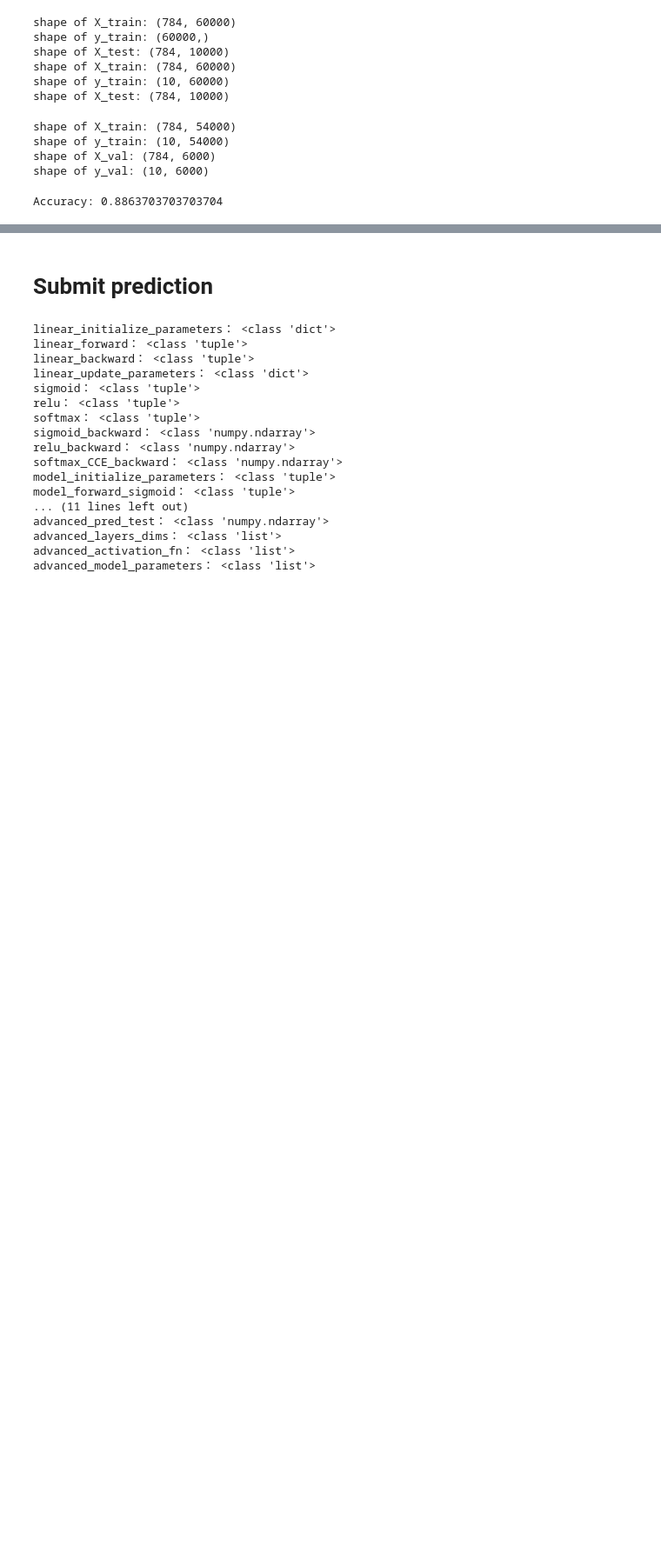
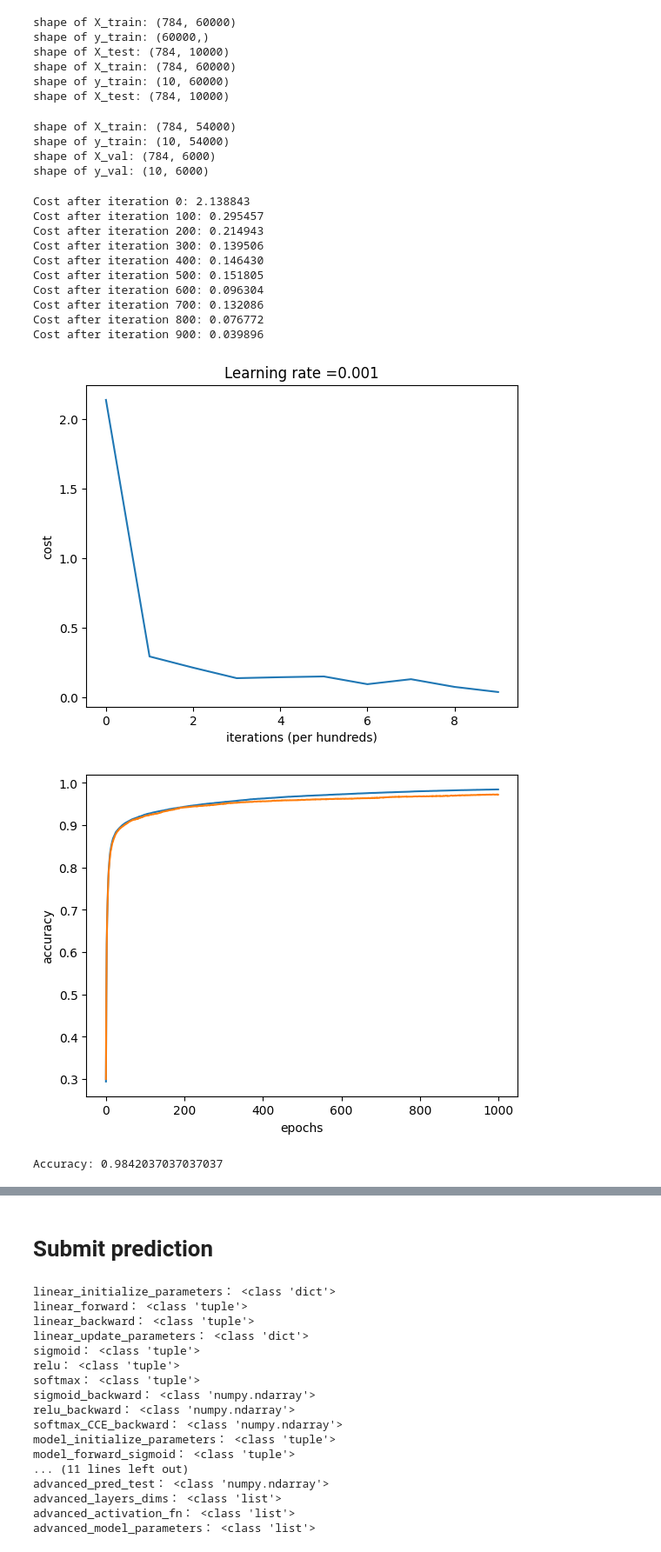
Before and after one commit to Cosmo-Wen/Machine-Learning, a Jupyter notebook: HW3/HW3_Neural_Network.ipynb, the cells around one changed output, grey strips where cells are left out. Shown at 87% size. Saved outputs shown, nothing was run; the diff lists cells and outputs as text; code cells hidden in the pictures; blank space fills up the shorter version.

Commit message:
Accuracy Plotting

```diff
--- a/HW3/HW3_Neural_Network.ipynb
+++ b/HW3/HW3_Neural_Network.ipynb
@@ -679,7 +679,7 @@ class Model():
         # lth layer: (RELU -> LINEAR) gradients.
         # Inputs: "dA_prev". Outputs: "dA_prev"
         for i in range(L - 2, -1, -1):
-            dA_prev = self.activation[i].backward(dA = dA_prev)
+            dA_prev = self.activation[i].backward(dA = dA_prev, Y = Y)
             dA_prev = self.linear[i].backward(dA_prev)
         ### END CODE HERE ###
 
@@ -1445,7 +1445,9 @@ plt.show()
 
 # GRADED CODE: multi-class classification (Data preprocessing)
 ### START CODE HERE ###
+permutation = list(np.random.permutation(X_train.shape[0]))
 X_train = np.transpose([R.flatten() for R in X_train]) / 255
+X_train = np.transpose(np.array([X_train[: , p] for p in permutation]))
 X_test = np.transpose([R.flatten() for R in X_test]) / 255
 ### END CODE HERE ###
 
@@ -1456,6 +1458,7 @@ print("shape of X_test: " + str(X_test.shape))
 # GRADED CODE: multi-class classification (Data preprocessing)
 ### START CODE HERE ###
 y_train = np.transpose(np.array([[1 if i == target else 0 for i in range(10)] for target in y_train]))
+y_train = np.transpose(np.array([y_train[: , p] for p in permutation]))
 ### END CODE HERE ###
 
 print("shape of X_train: " + str(X_train.shape))
@@ -1534,51 +1537,90 @@ def random_mini_batches(X, Y, mini_batch_size = 64):
 
     return mini_batches
 
-layers_dims = [784, 128, 10]
-activation_fn = ["relu", "softmax"]
+layers_dims = [784, 256, 64, 10]
+activation_fn = ["relu", "relu", "softmax"]
 learning_rate = 0.001
-num_iterations = 10
-batch_size = 64
+num_iterations = 1000
+batch_size = 200
 print_cost = True
 classes = 10
 costs = []                         # keep track of cost
 model = Model(layers_dims, activation_fn)
+
+# Accuracy
+acc_train = []
+acc_val = []
 
 # Loop (gradient descent)
 for i in range(0, num_iterations):
     mini_batches = random_mini_batches(X_train, y_train, batch_size)
     for batch in mini_batches:
         x_batch, y_batch = batch
 
         # forward
         AL = model.forward(x_batch)
 
         # compute cost
         if classes == 2:
             cost = compute_BCE_cost(AL, y_batch)
         else:
             cost = compute_CCE_cost(AL, y_batch)
 
         # backward
         dA_prev = model.backward(AL = AL, Y = y_batch)
         # update
         model.update(learning_rate)
 
-    if print_cost and i % 1 == 0:
+    if print_cost and i % 100 == 0:
         print ("Cost after iteration %i: %f" %(i, cost))
         costs.append(cost)
+
+    p = predict(X_train, None, model, 10)
+    correct = 0
+    for i in range(X_train.shape[1]):
+      if (p[:, i] == y_train[:, i]).all():
+        correct += 1
+    acc_train.append(correct/X_train.shape[1])
+    p = predict(X_val, None, model, 10)
+    correct = 0
+    for i in range(X_val.shape[1]):
+      if (p[:, i] == y_val[:, i]).all():
+        correct += 1
+    acc_val.append(correct/X_val.shape[1])
 
 # plot the cost
 plt.plot(np.squeeze(costs))
 plt.ylabel('cost')
 plt.xlabel('iterations (per hundreds)')
 plt.title("Learning rate =" + str(learning_rate))
 plt.show()
+
+
+# plot the accuracy
+plt.plot(np.squeeze(acc_train))
+plt.plot(np.squeeze(acc_val))
+plt.ylabel('accuracy')
+plt.xlabel('epochs')
+plt.show()
+
 ### END CODE HERE ###
+# %% [output]
+Cost after iteration 0: 2.138843
+Cost after iteration 100: 0.295457
+Cost after iteration 200: 0.214943
+Cost after iteration 300: 0.139506
+Cost after iteration 400: 0.146430
+Cost after iteration 500: 0.151805
+Cost after iteration 600: 0.096304
+Cost after iteration 700: 0.132086
+Cost after iteration 800: 0.076772
+Cost after iteration 900: 0.039896
+[figure, added]
+[figure, added]
 # %%
 pred_train = predict(X_train, y_train, model, 10)
 # %% [output]
-Accuracy: 0.8863703703703704
+Accuracy: 0.9842037037037037
 # %%
 #You can check for your validation accuracy here. (Optional)
 ### START CODE HERE ###
```
Also changed, not shown: parts of 1 cell of this notebook, 1 other file.
